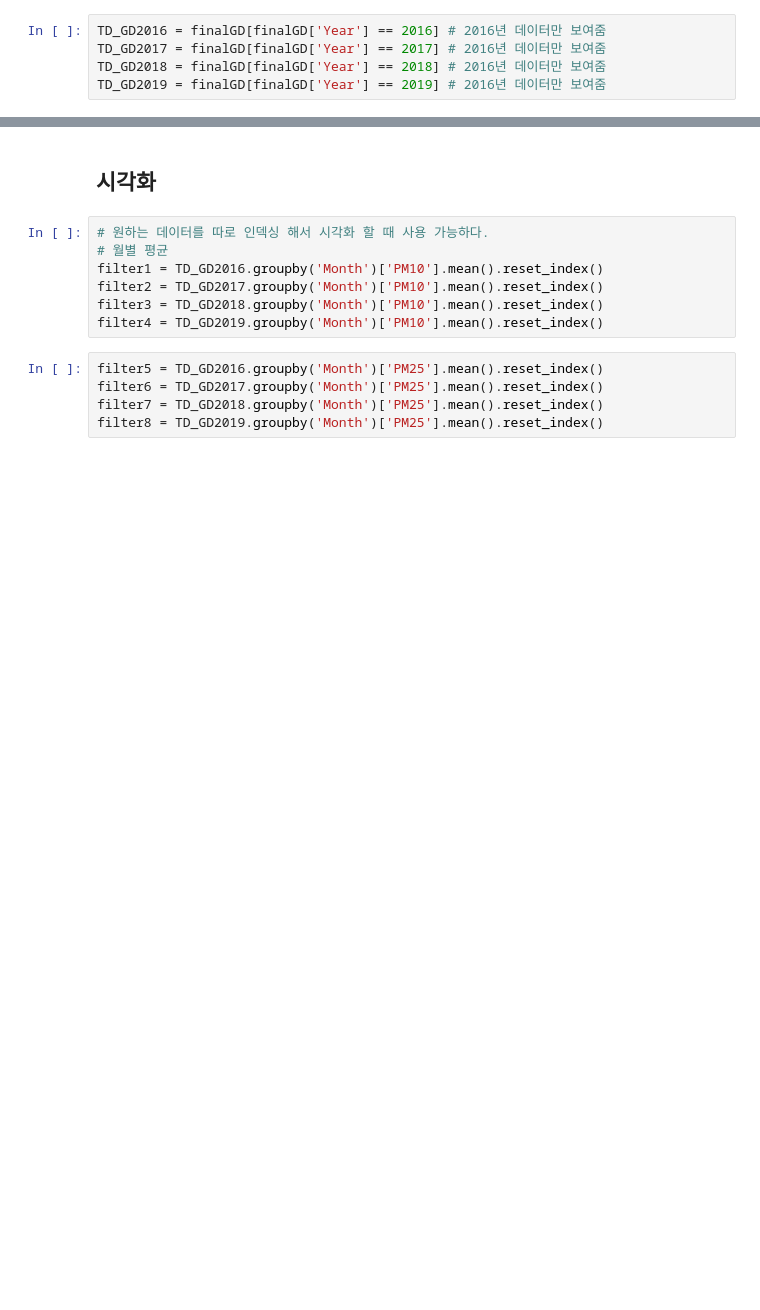
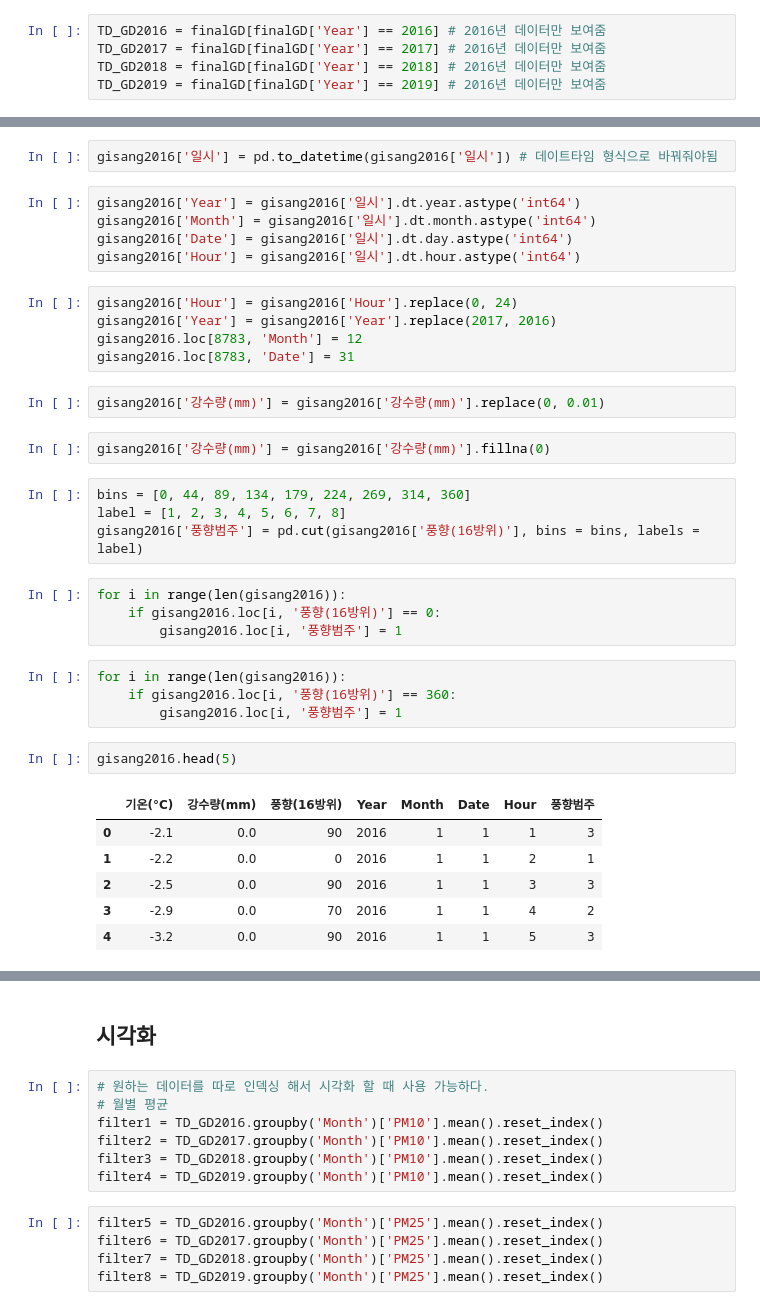
Before and after one commit to yongjuncho123/dust, a Jupyter notebook: Dust_Job02_EDA_ipynb.ipynb, the cells around one changed output, grey strips where cells are left out. Cells and saved outputs as stored; diff of their text form; blank space fills up the shorter version.

```diff
--- a/Dust_Job02_EDA_ipynb.ipynb
+++ b/Dust_Job02_EDA_ipynb.ipynb
@@ -65,0 +100,37 @@ TD_GD2019 = finalGD[finalGD['Year'] == 2019] # 2016년 데이터만 보여줌
+# %%
+gisang2016['일시'] = pd.to_datetime(gisang2016['일시']) # 데이트타임 형식으로 바꿔줘야됨
+# %%
+gisang2016['Year'] = gisang2016['일시'].dt.year.astype('int64')
+gisang2016['Month'] = gisang2016['일시'].dt.month.astype('int64')
+gisang2016['Date'] = gisang2016['일시'].dt.day.astype('int64')
+gisang2016['Hour'] = gisang2016['일시'].dt.hour.astype('int64')
+# %%
+gisang2016['Hour'] = gisang2016['Hour'].replace(0, 24)
+gisang2016['Year'] = gisang2016['Year'].replace(2017, 2016)
+gisang2016.loc[8783, 'Month'] = 12
+gisang2016.loc[8783, 'Date'] = 31
+# %%
+gisang2016['강수량(mm)'] = gisang2016['강수량(mm)'].replace(0, 0.01)
+# %%
+gisang2016['강수량(mm)'] = gisang2016['강수량(mm)'].fillna(0)
+# %%
+bins = [0, 44, 89, 134, 179, 224, 269, 314, 360]
+label = [1, 2, 3, 4, 5, 6, 7, 8]
+gisang2016['풍향범주'] = pd.cut(gisang2016['풍향(16방위)'], bins = bins, labels = label)
+# %%
+for i in range(len(gisang2016)):
+    if gisang2016.loc[i, '풍향(16방위)'] == 0:
+        gisang2016.loc[i, '풍향범주'] = 1
+# %%
+for i in range(len(gisang2016)):
+    if gisang2016.loc[i, '풍향(16방위)'] == 360:
+        gisang2016.loc[i, '풍향범주'] = 1
+# %%
+gisang2016.head(5)
+# %% [output]
+|  | 기온(°C) | 강수량(mm) | 풍향(16방위) | Year | Month | Date | Hour | 풍향범주 |
+| 0 | -2.1 | 0.0 | 90 | 2016 | 1 | 1 | 1 | 3 |
+| 1 | -2.2 | 0.0 | 0 | 2016 | 1 | 1 | 2 | 1 |
+| 2 | -2.5 | 0.0 | 90 | 2016 | 1 | 1 | 3 | 3 |
+| 3 | -2.9 | 0.0 | 70 | 2016 | 1 | 1 | 4 | 2 |
+| 4 | -3.2 | 0.0 | 90 | 2016 | 1 | 1 | 5 | 3 |
```
Also changed, not shown: parts of 14 cells of this notebook.
